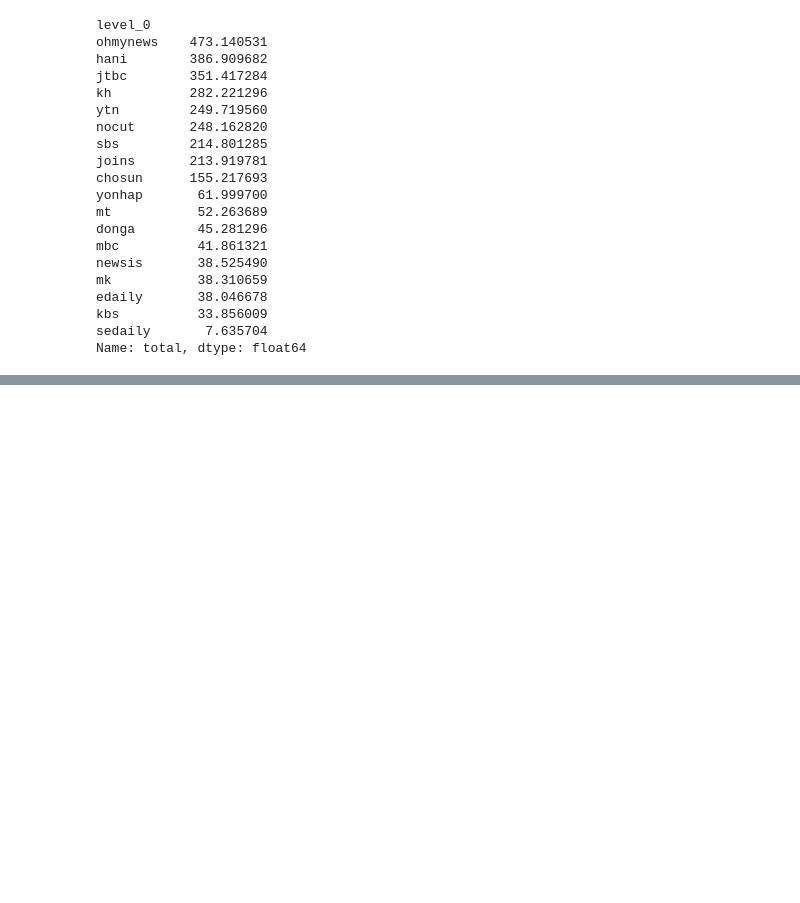
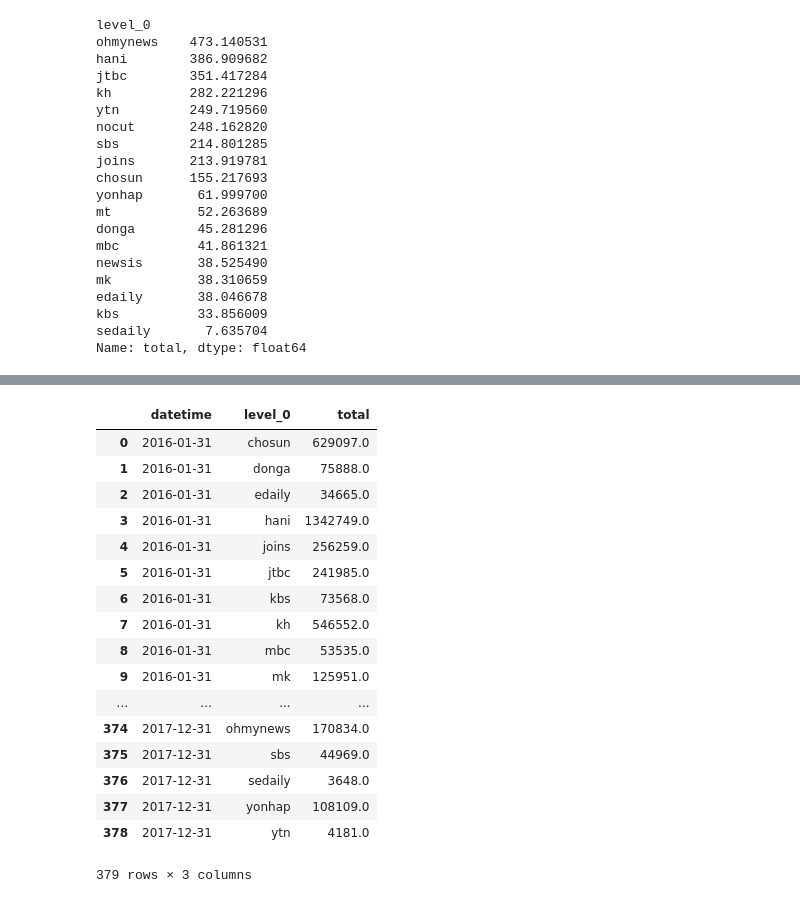
Before and after one commit to theoseo/newsmine, a Jupyter notebook: src/Facebook 1617 using graph api.ipynb, the cells around one changed output, grey strips where cells are left out. Cells and saved outputs as stored; diff of their text form; code cells hidden in the pictures; blank space fills up the shorter version.

```diff
--- a/src/Facebook 1617 using graph api.ipynb
+++ b/src/Facebook 1617 using graph api.ipynb
@@ -259,0 +287,3 @@ show(p1)
+# %%
+unstacked_total['datetime']=unstacked_total['datetime'].astype(str)
+df_look=unstacked_total.set_index('datetime')
@@ -259,0 +293,23 @@ show(p1)
+# %%
+df_result = pd.DataFrame(df_look.stack(), columns=['total']).reset_index()
+# %%
+df_result
+# %% [output]
+|  | datetime | level_0 | total |
+| 0 | 2016-01-31 | chosun | 629097.0 |
+| 1 | 2016-01-31 | donga | 75888.0 |
+| 2 | 2016-01-31 | edaily | 34665.0 |
+| 3 | 2016-01-31 | hani | 1342749.0 |
+| 4 | 2016-01-31 | joins | 256259.0 |
+| 5 | 2016-01-31 | jtbc | 241985.0 |
+| 6 | 2016-01-31 | kbs | 73568.0 |
+| 7 | 2016-01-31 | kh | 546552.0 |
+| 8 | 2016-01-31 | mbc | 53535.0 |
+| 9 | 2016-01-31 | mk | 125951.0 |
+| ... | ... | ... | ... |
+| 374 | 2017-12-31 | ohmynews | 170834.0 |
+| 375 | 2017-12-31 | sbs | 44969.0 |
+| 376 | 2017-12-31 | sedaily | 3648.0 |
+| 377 | 2017-12-31 | yonhap | 108109.0 |
+| 378 | 2017-12-31 | ytn | 4181.0 |
+379 rows × 3 columns
```
Also changed, not shown: parts of 9 cells of this notebook.
